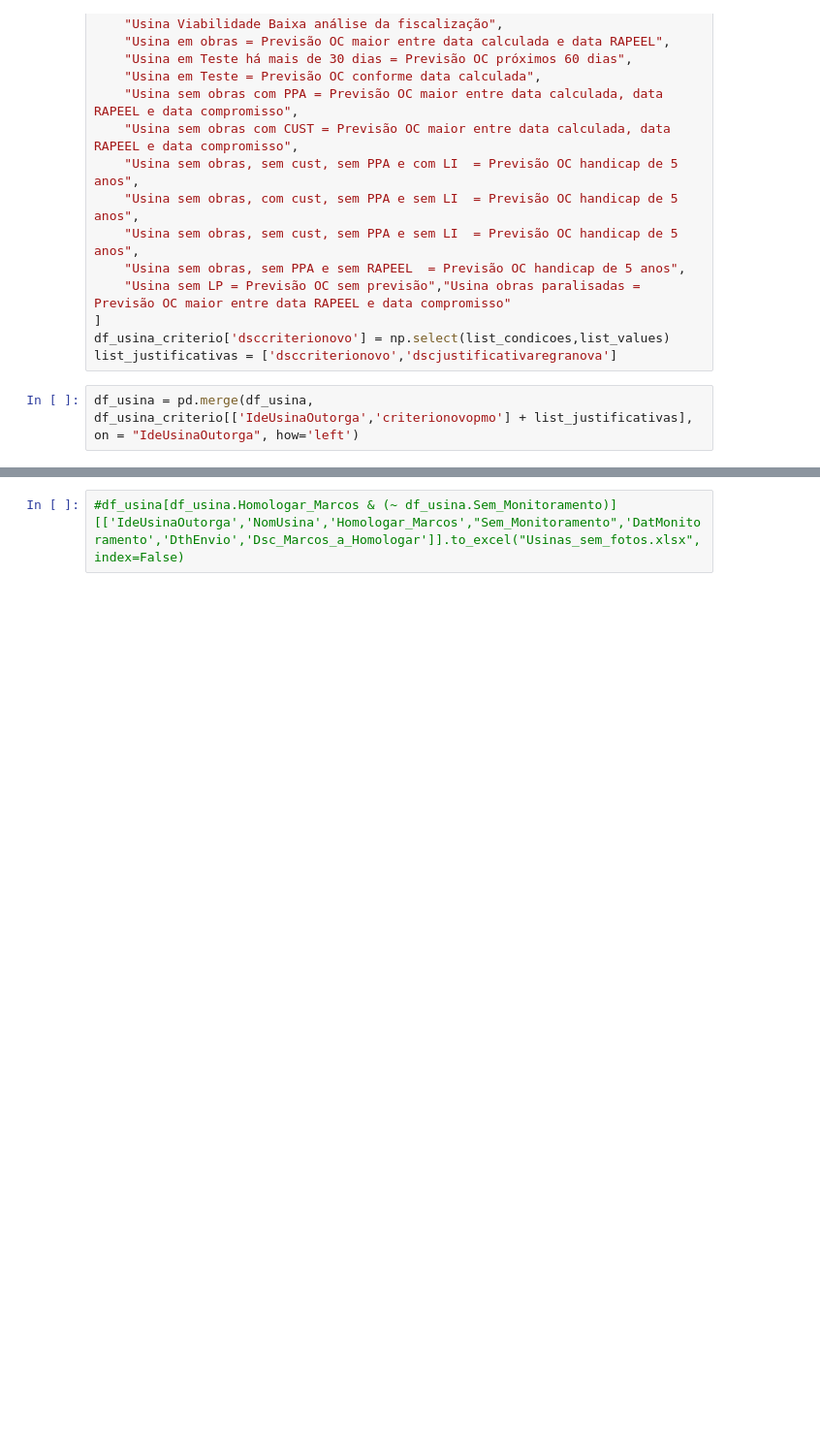
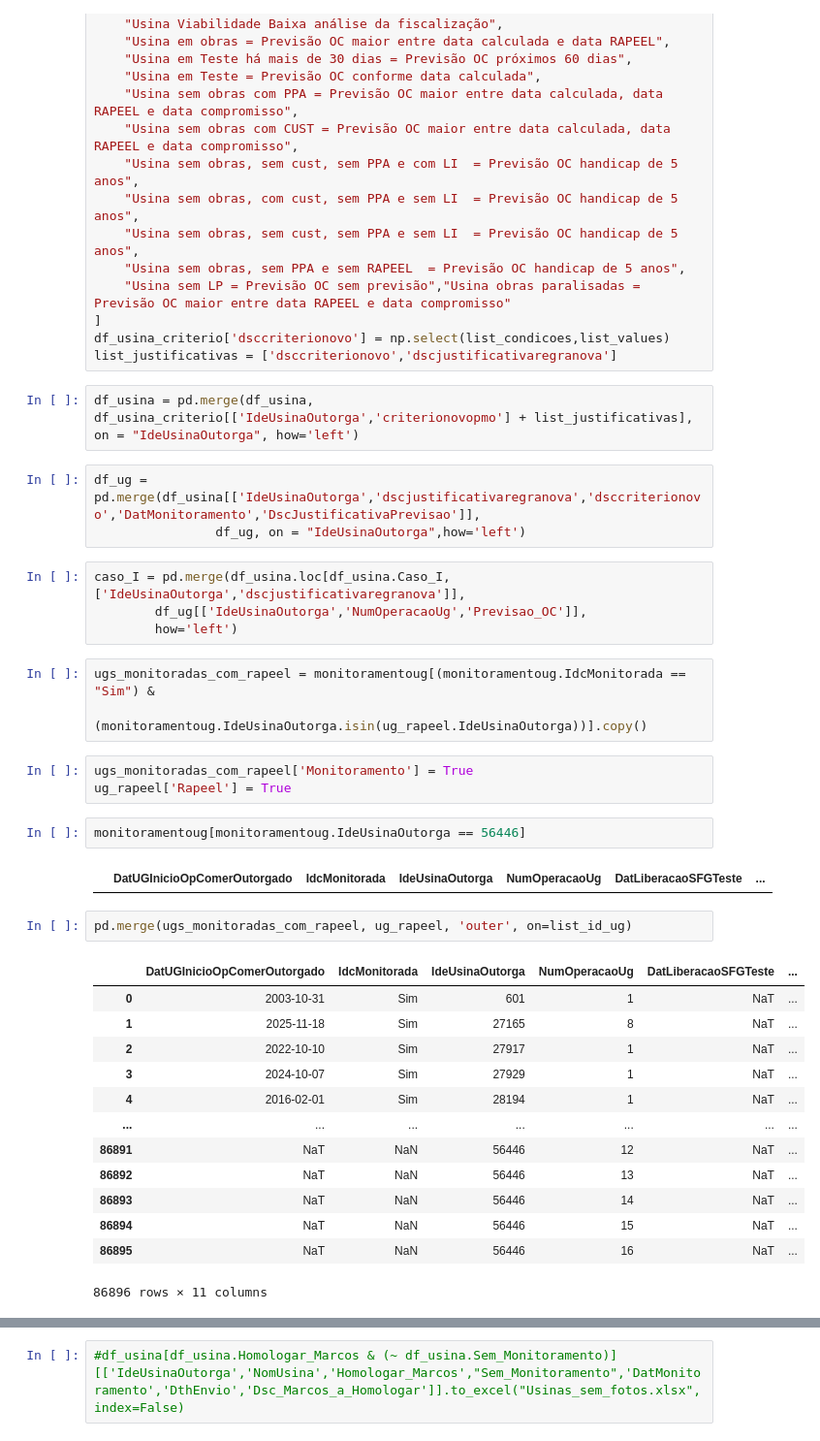
Before and after one commit to Vinicius667/Previsor, a Jupyter notebook: App/Previsor_teste3.ipynb, the cells around one changed output, grey strips where cells are left out. Shown: that part at 97% size. Saved outputs shown, nothing was run; the diff lists cells and outputs as text; blank space fills up the shorter version.

```diff
--- a/App/Previsor_teste3.ipynb
+++ b/App/Previsor_teste3.ipynb
@@ -576,3 +571,36 @@ list_justificativas = ['dsccriterionovo','dscjustificativaregranova']
 df_usina = pd.merge(df_usina,
 df_usina_criterio[['IdeUsinaOutorga','criterionovopmo'] + list_justificativas],
 on = "IdeUsinaOutorga", how='left')
+# %%
+df_ug = pd.merge(df_usina[['IdeUsinaOutorga','dscjustificativaregranova','dsccriterionovo','DatMonitoramento','DscJustificativaPrevisao']],
+                df_ug, on = "IdeUsinaOutorga",how='left')
+# %%
+caso_I = pd.merge(df_usina.loc[df_usina.Caso_I,['IdeUsinaOutorga','dscjustificativaregranova']],
+        df_ug[['IdeUsinaOutorga','NumOperacaoUg','Previsao_OC']],
+        how='left')
+# %%
+ugs_monitoradas_com_rapeel = monitoramentoug[(monitoramentoug.IdcMonitorada == "Sim") &
+                                (monitoramentoug.IdeUsinaOutorga.isin(ug_rapeel.IdeUsinaOutorga))].copy()
+# %%
+ugs_monitoradas_com_rapeel['Monitoramento'] = True
+ug_rapeel['Rapeel'] = True
+# %%
+monitoramentoug[monitoramentoug.IdeUsinaOutorga == 56446]
+# %% [output]
+|  | DatUGInicioOpComerOutorgado | IdcMonitorada | IdeUsinaOutorga | NumOperacaoUg | DatLiberacaoSFGTeste | ... |
+# %%
+pd.merge(ugs_monitoradas_com_rapeel, ug_rapeel, 'outer', on=list_id_ug)
+# %% [output]
+|  | DatUGInicioOpComerOutorgado | IdcMonitorada | IdeUsinaOutorga | NumOperacaoUg | DatLiberacaoSFGTeste | ... |
+| 0 | 2003-10-31 | Sim | 601 | 1 | NaT | ... |
+| 1 | 2025-11-18 | Sim | 27165 | 8 | NaT | ... |
+| 2 | 2022-10-10 | Sim | 27917 | 1 | NaT | ... |
+| 3 | 2024-10-07 | Sim | 27929 | 1 | NaT | ... |
+| 4 | 2016-02-01 | Sim | 28194 | 1 | NaT | ... |
+| ... | ... | ... | ... | ... | ... | ... |
+| 86891 | NaT | NaN | 56446 | 12 | NaT | ... |
+| 86892 | NaT | NaN | 56446 | 13 | NaT | ... |
+| 86893 | NaT | NaN | 56446 | 14 | NaT | ... |
+| 86894 | NaT | NaN | 56446 | 15 | NaT | ... |
+| 86895 | NaT | NaN | 56446 | 16 | NaT | ... |
+86896 rows × 11 columns
```
Also changed, not shown: parts of 37 cells of this notebook, 9 other files.
